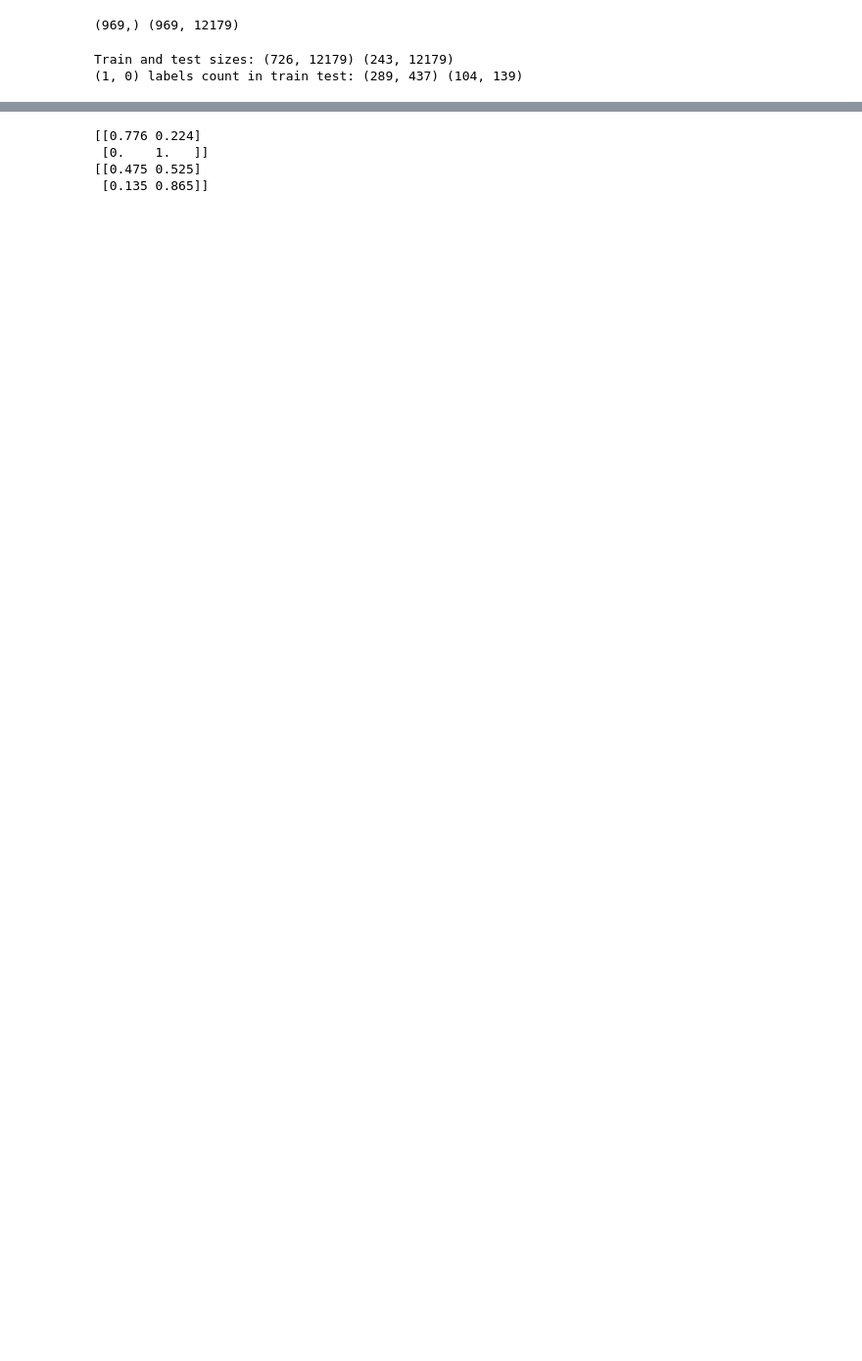
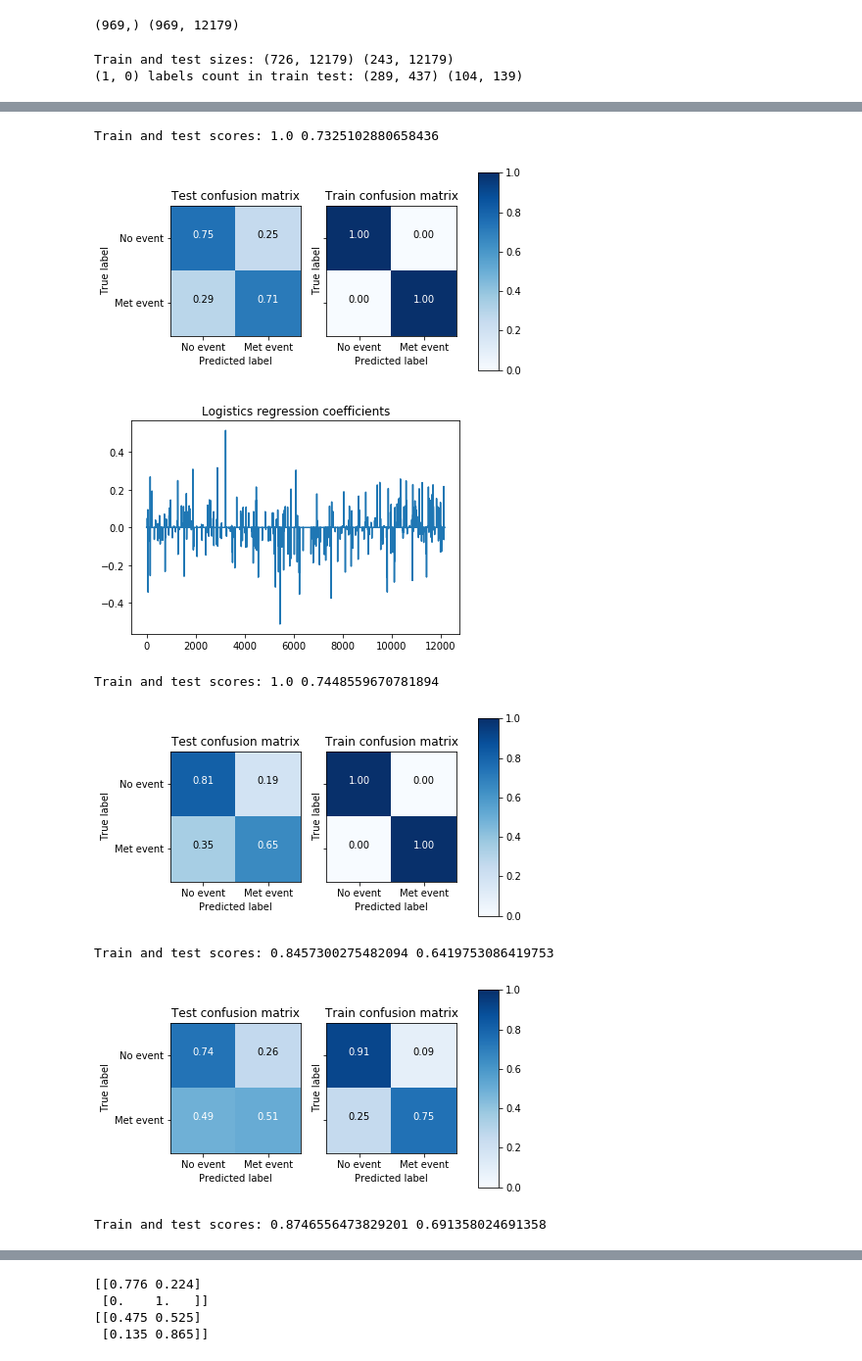
Before and after one commit to sjwilczynski/geneExpr, a Jupyter notebook: Exploration.ipynb, the cells around one changed output, grey strips where cells are left out. Shown at 98% size. Saved outputs shown, nothing was run; the diff lists cells and outputs as text; code cells hidden in the pictures; blank space fills up the shorter version.

```diff
--- a/Exploration.ipynb
+++ b/Exploration.ipynb
@@ -108,0 +105,11 @@ Train and test scores: 0.8787878787878788 0.7119341563786008
+# %%
+(clf_logit, clf_svm, clf_tree, clf_forest) = fit_models(X_std_train, y_train, X_std_test, y_test)
+# %% [output]
+Train and test scores: 1.0 0.7325102880658436
+[figure, added]
+[figure, added]
+Train and test scores: 1.0 0.7448559670781894
+[figure, added]
+Train and test scores: 0.8457300275482094 0.6419753086419753
+[figure, added]
+Train and test scores: 0.8746556473829201 0.691358024691358
```
Also changed, not shown: parts of 7 cells of this notebook.
